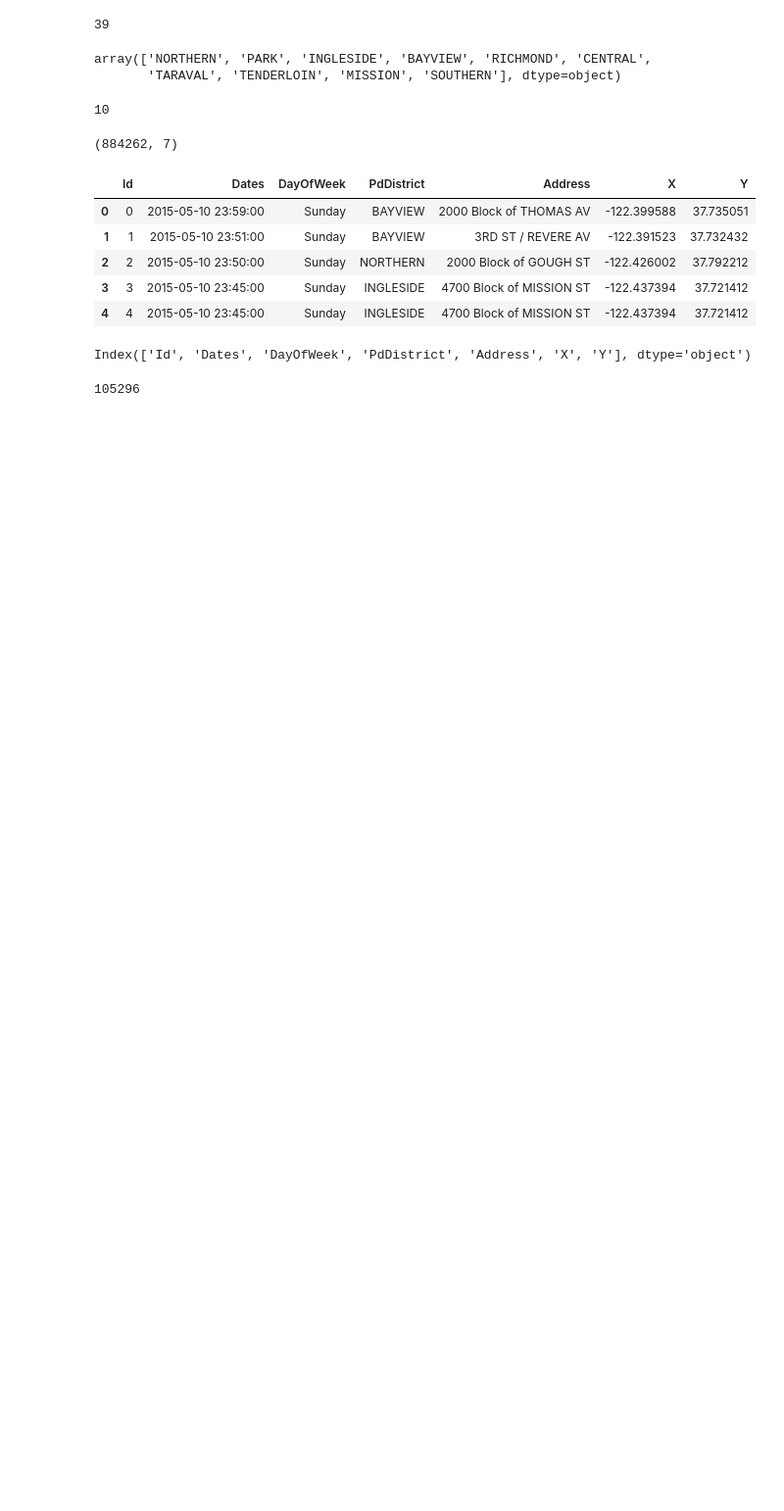
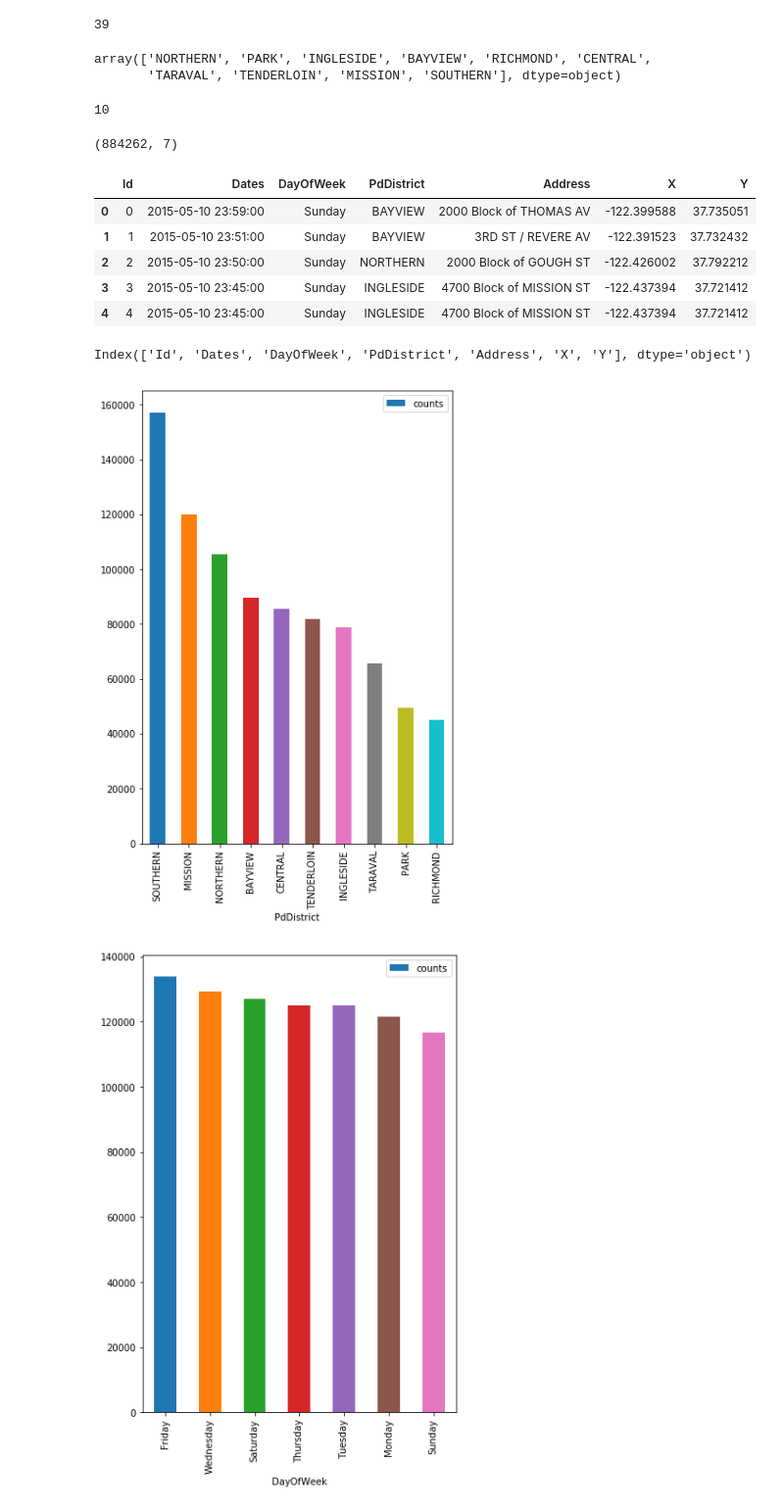
Before and after one commit to SongShawn/MachineLearning, a Jupyter notebook: capstone/solutions/snippets.ipynb, the cells around one changed output. Shown at 98% size. Saved outputs shown, nothing was run; the diff lists cells and outputs as text; code cells hidden in the pictures; blank space fills up the shorter version.

```diff
--- a/capstone/solutions/snippets.ipynb
+++ b/capstone/solutions/snippets.ipynb
@@ -67,7 +67,25 @@ test_data.head(5)
 test_data.columns
 # %% [output]
 Index(['Id', 'Dates', 'DayOfWeek', 'PdDistrict', 'Address', 'X', 'Y'], dtype='object')
-# %%
-train_data[train_data['PdDistrict'] == 'NORTHERN'].shape[0]
-# %% [output]
-105296
+# %%
+def plot_bar_by_feature(feature, size_delta=(0,0)):
+    features = train_data.columns.tolist()
+    if feature not in features:
+        return
+    data = {feature:[], 'counts':[]}
+    for a in train_data[feature].unique():
+        data[feature].append(a)
+        data['counts'].append(train_data[train_data[feature] == a].shape[0])
+    DFData = pd.DataFrame(data)
+    DFData = DFData.sort_values(by=['counts'], ascending=False)
+    a = DFData.plot.bar(x=feature, y='counts')
+    W,H = a.figure.get_size_inches()
+    a.figure.set_size_inches(W+size_delta[0],H+size_delta[1])
+    a.figure.savefig('../images/'+feature)
+# %%
+plot_bar_by_feature('PdDistrict', size_delta=(0,5))
+plot_bar_by_feature('DayOfWeek', size_delta=(0,5))
+plot_bar_by_feature('Category', size_delta=(10,15))
+# %% [output]
+[figure, added]
+[figure, added]
```
Also changed, not shown: parts of 15 cells of this notebook, 5 other files.
